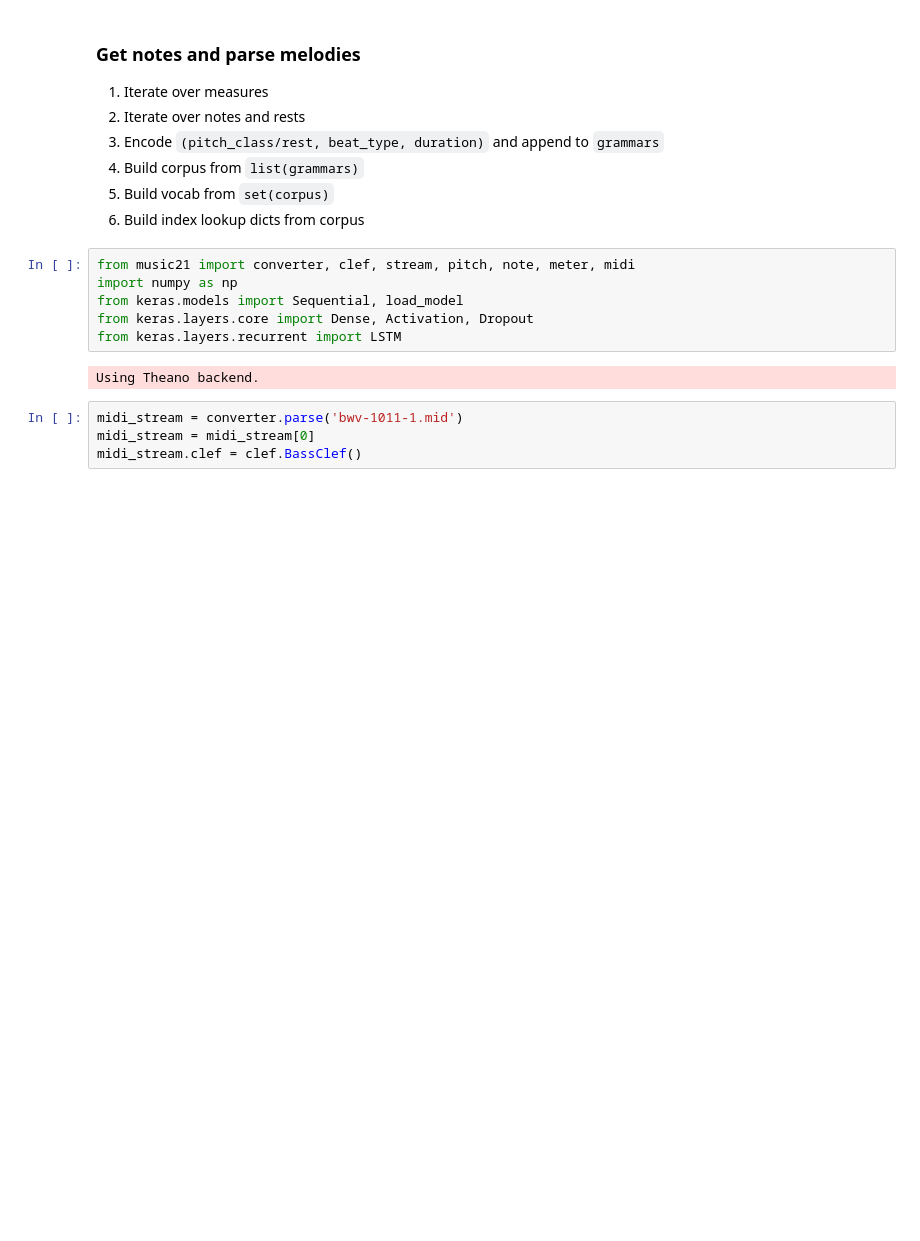
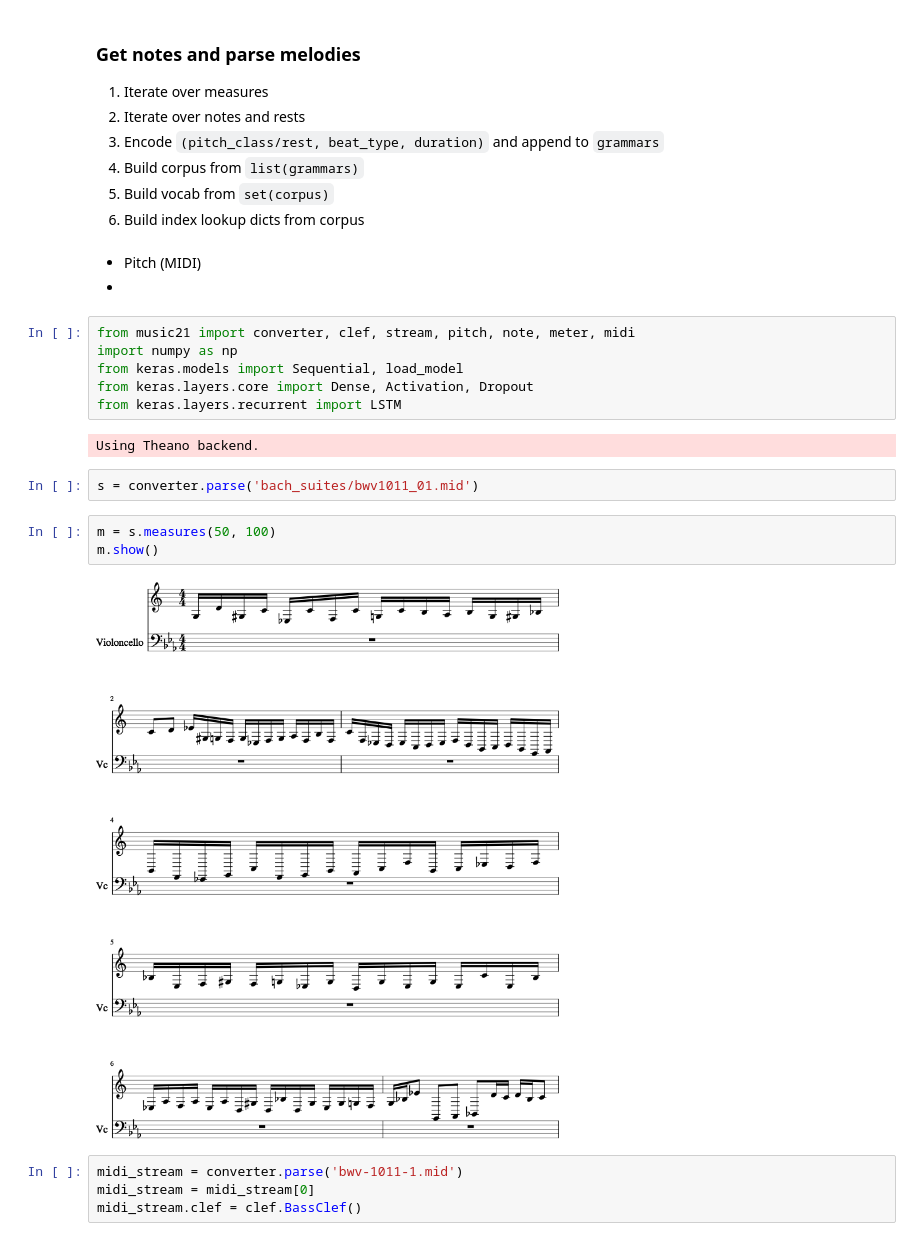
Before and after one commit to naoyak/JohaNN, a Jupyter notebook: JohaNN_prep.ipynb, the cells around one changed output. Cells and saved outputs as stored; diff of their text form; blank space fills up the shorter version.

```diff
--- a/JohaNN_prep.ipynb
+++ b/JohaNN_prep.ipynb
@@ -7,6 +7,9 @@
 4. Build corpus from `list(grammars)`
 5. Build vocab from `set(corpus)`
 6. Build index lookup dicts from corpus
+# %% [markdown]
+- Pitch (MIDI)
+-
 # %%
 from music21 import converter, clef, stream, pitch, note, meter, midi
 import numpy as np
@@ -15,6 +18,13 @@ from keras.layers.core import Dense, Activation, Dropout
 from keras.layers.recurrent import LSTM
 # %% [output]
 Using Theano backend.
+# %%
+s = converter.parse('bach_suites/bwv1011_01.mid')
+# %%
+m = s.measures(50, 100)
+m.show()
+# %% [output]
+[figure, added]
 # %%
 midi_stream = converter.parse('bwv-1011-1.mid')
 midi_stream = midi_stream[0]
```
Also changed, not shown: 2 other files.
